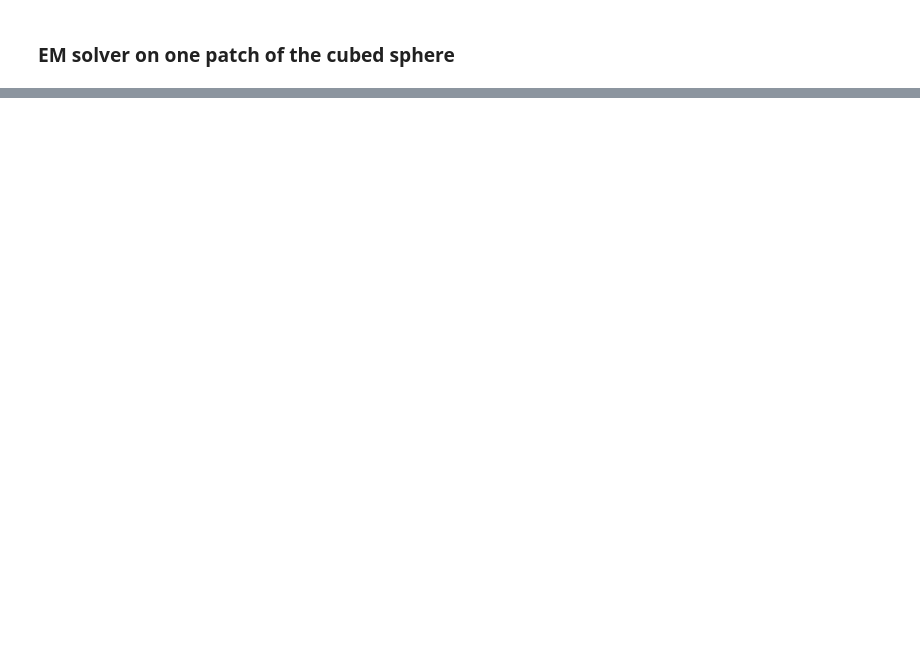
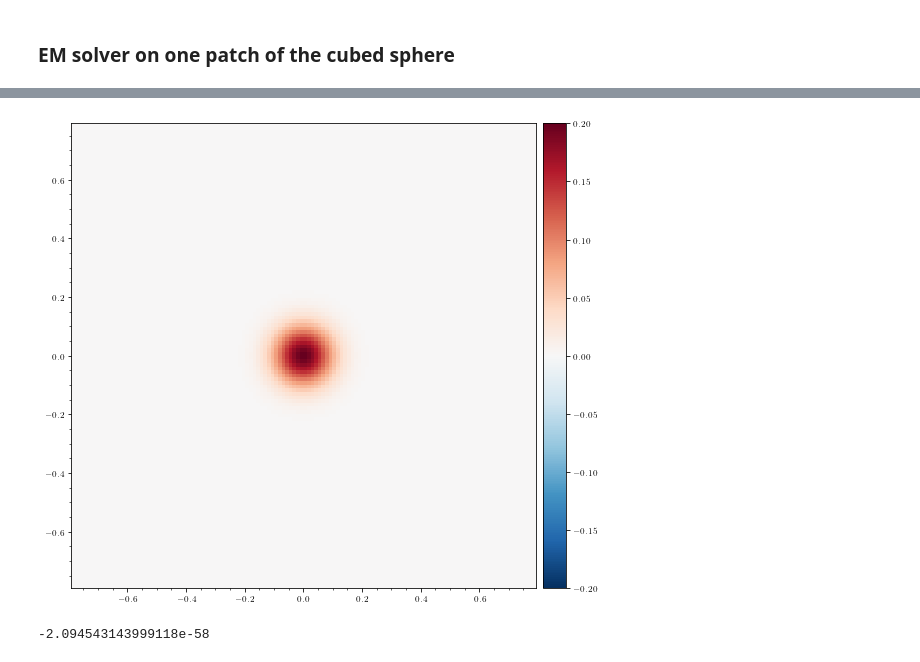
Before and after one commit to bcrinquand/Maxwell_cubed_sphere, a Jupyter notebook: cubed_patch.ipynb, the cells around one changed output, grey strips where cells are left out. Drawn from its saved outputs; the diff is of its cells as text; code cells hidden in the pictures; blank space fills up the shorter version.

```diff
--- a/cubed_patch.ipynb
+++ b/cubed_patch.ipynb
@@ -23,7 +23,7 @@ deta = (eta_max - eta_min) / Neta
 xi  = N.linspace(xi_min - NG * dxi, xi_max + NG * dxi, Nxi + 2 * NG)
 eta = N.linspace(eta_min - NG * deta, eta_max + NG * deta, Neta + 2 * NG)
 
-xi_grid, eta_grid = N.meshgrid(eta, xi)
+eta_grid, xi_grid = N.meshgrid(eta, xi)
 
 xi_yee  = xi  + 0.5 * dxi
 eta_yee = eta + 0.5 * deta
@@ -323,8 +325,8 @@ for i in range(Nxi + 2 * NG):
         y0 = N.sin(theta0) * N.sin(phi0)
         z0 = N.cos(theta0)
 
-        Eru0[i,j] = 0.0 #shape_packet(xi[i], eta[j], 0.0, w) # shape_packet(x - x0, y - y0, z - z0, w) # * N.cos(2.0 * N.pi * eta[j] / wave)
-        B2u0[i,j] = 0.0 #- shape_packet(xi[i], eta[j], 0.0, w) # shape_packet(x - x0, y - y0, z - z0, w) # * N.sin(2.0 * N.pi * eta[j] / wave)
+        Eru0[i,j] = shape_packet(xi[i], eta[j], 0.0, w) # shape_packet(x - x0, y - y0, z - z0, w) # * N.cos(2.0 * N.pi * eta[j] / wave)
+        B2u0[i,j] = - shape_packet(xi[i], eta[j], 0.0, w) # shape_packet(x - x0, y - y0, z - z0, w) # * N.sin(2.0 * N.pi * eta[j] / wave)
         B1u0[i,j] = 0.0
         Bru0[i,j] = 0.0
         E1u0[i,j] = 0.0
@@ -337,26 +339,29 @@ def Jr(it, i, j):
 # %%
 # Plot initial fields
 %matplotlib inline
 
 defrcparams(True)
 fig_size=deffigsize(2.0,0.7)
 ratio = 1.0
 
 fig = P.figure(1, figsize = fig_size, facecolor = 'w')
 ax = P.subplot(111)
 
-f = P.pcolormesh(eta_grid[NG:(Nxi + NG), NG:(Neta + NG)], xi_grid[NG:(Nxi + NG), NG:(Neta + NG)], E2u0[NG:(Nxi + NG), NG:(Neta + NG)] - B0, cmap = "RdBu_r", vmax = amp, vmin = - amp)
+f = P.pcolormesh(eta_grid[NG:(Nxi + NG), NG:(Neta + NG)], xi_grid[NG:(Nxi + NG), NG:(Neta + NG)], Eru0[NG:(Nxi + NG), NG:(Neta + NG)] - B0, cmap = "RdBu_r", vmax = amp, vmin = - amp)
 ax.set_aspect(1.0/ax.get_data_ratio()*ratio)
 
 divider = make_axes_locatable(ax)
 cax = divider.append_axes("right", size="5%", pad=0.1)
 cbar=fig.colorbar(f,cax=cax)
 cbar.ax.tick_params(labelsize=9)
 cbar.ax.minorticks_off()
 
 P.show()
 
 N.max(B2u0)
+# %% [output]
+[figure, added]
+-2.094543143999118e-58
 # %%
 def plot_fields_plane(it, field):
 
```
Also changed, not shown: parts of 4 cells of this notebook, 2 other files.
